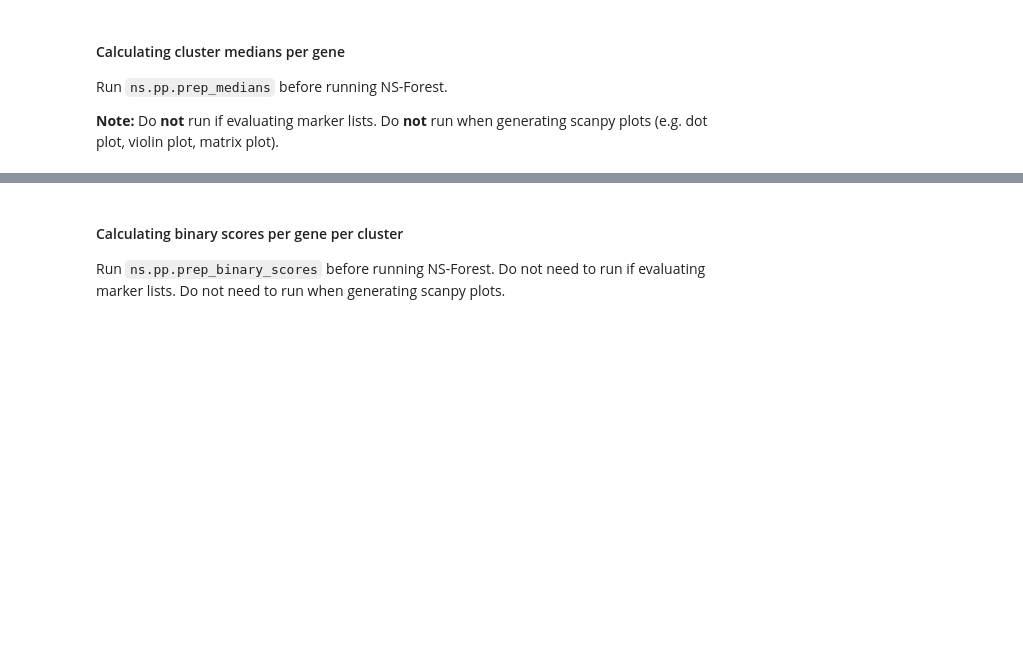
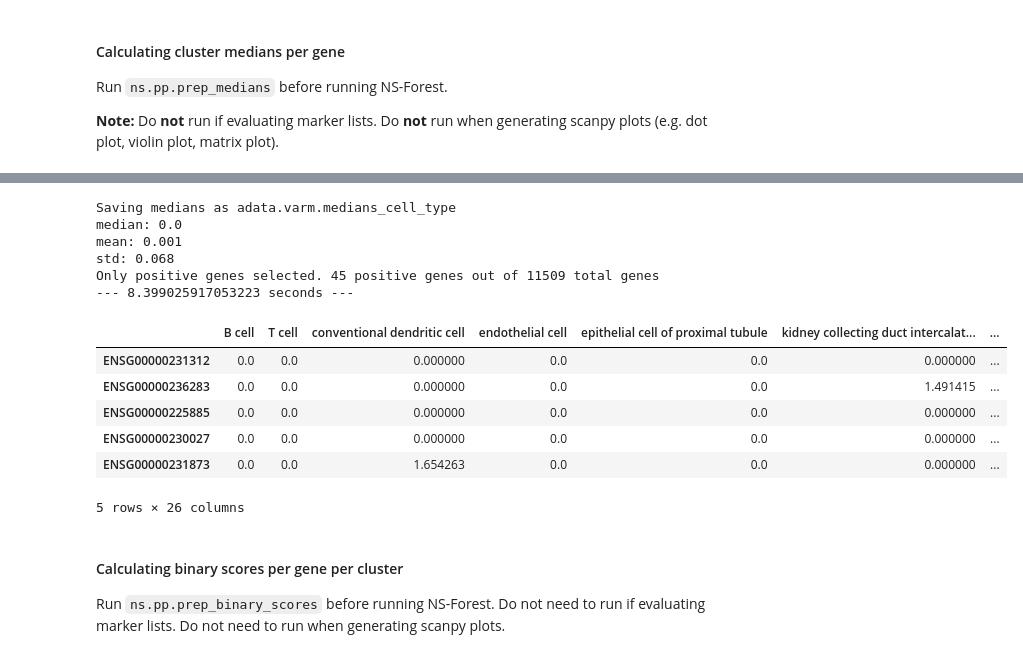
Before and after one commit to svikbecker/NSForest-ncRNA, a Jupyter notebook: beckersv/compare_kidney.ipynb, the cells around one changed output, grey strips where cells are left out. Cells and saved outputs as stored; diff of their text form; code cells hidden in the pictures; blank space fills up the shorter version.

```diff
--- a/beckersv/compare_kidney.ipynb
+++ b/beckersv/compare_kidney.ipynb
@@ -111,3 +249,21 @@ adata.varm[f"medians_{cluster_header}"].head()
+# %%
+# subset adata
+adata_subset = ns.pp.prep_medians(adata_subset, cluster_header)
+adata_subset.varm[f"medians_{cluster_header}"].head()
+# %% [output]
+Saving medians as adata.varm.medians_cell_type
+median: 0.0
+mean: 0.001
+std: 0.068
+Only positive genes selected. 45 positive genes out of 11509 total genes
+--- 8.399025917053223 seconds ---
+|  | B cell | T cell | conventional dendritic cell | endothelial cell | epithelial cell of proximal tubule | kidney collecting duct intercalat... | ... |
+| ENSG00000231312 | 0.0 | 0.0 | 0.000000 | 0.0 | 0.0 | 0.000000 | ... |
+| ENSG00000236283 | 0.0 | 0.0 | 0.000000 | 0.0 | 0.0 | 1.491415 | ... |
+| ENSG00000225885 | 0.0 | 0.0 | 0.000000 | 0.0 | 0.0 | 0.000000 | ... |
+| ENSG00000230027 | 0.0 | 0.0 | 0.000000 | 0.0 | 0.0 | 0.000000 | ... |
+| ENSG00000231873 | 0.0 | 0.0 | 1.654263 | 0.0 | 0.0 | 0.000000 | ... |
+5 rows × 26 columns
 # %% [markdown]
 #### Calculating binary scores per gene per cluster
 
```
Also changed, not shown: parts of 39 cells of this notebook, 32 other files.
